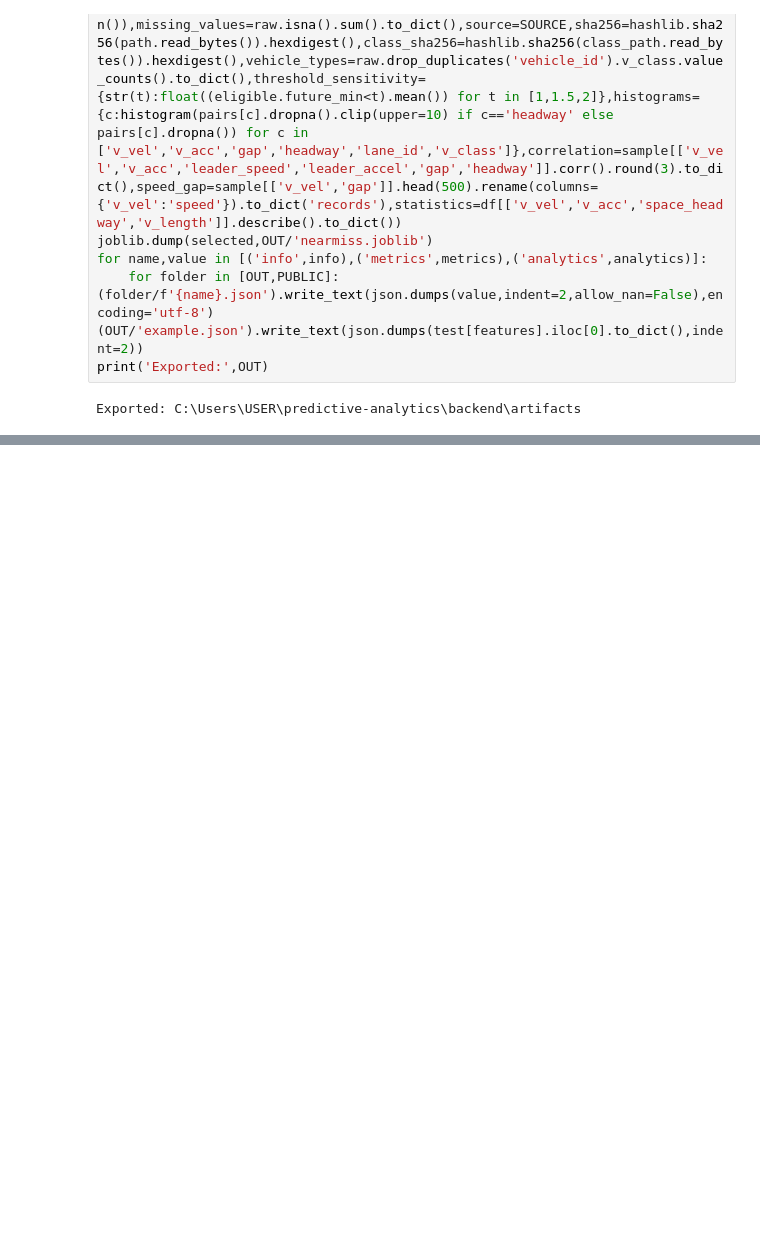
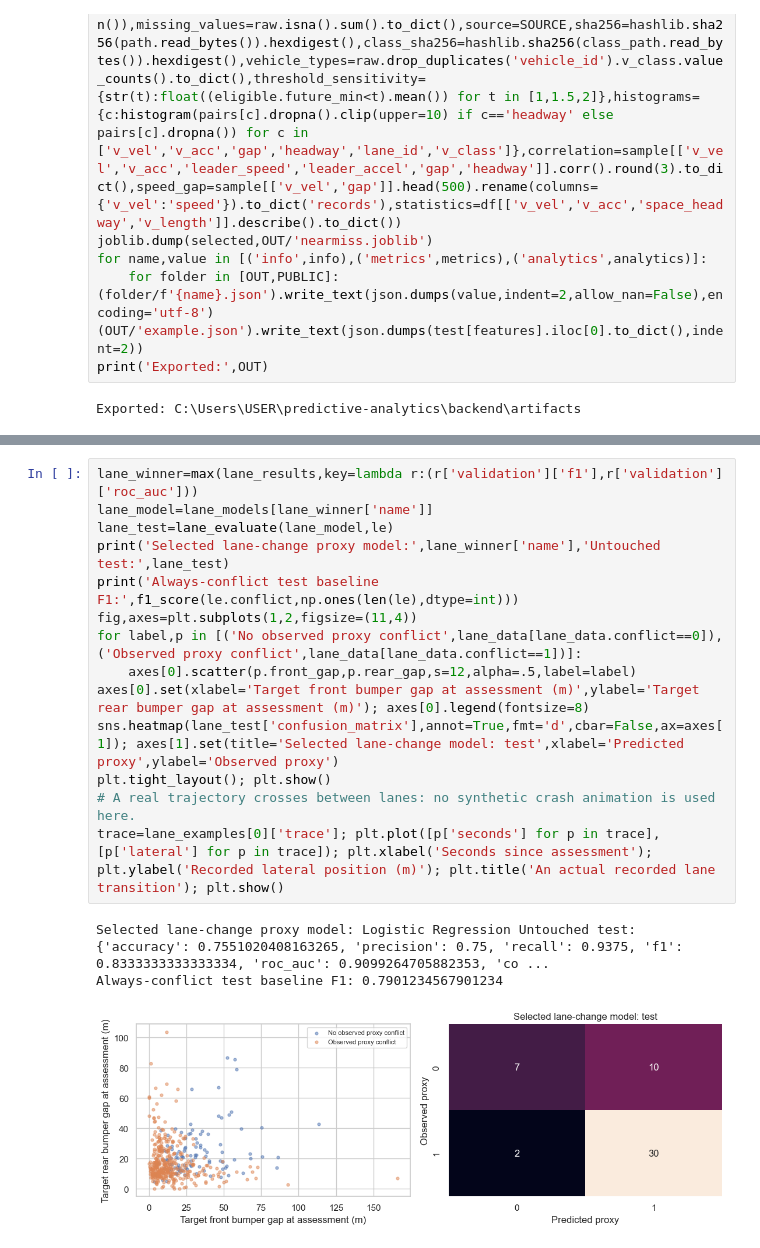
Before and after one commit to DoctorDictator/CSE3141-Predictive-Analytics, a Jupyter notebook: notebooks/NearMiss.ipynb, the cells around one changed output, grey strips where cells are left out. Cells and saved outputs as stored; diff of their text form; blank space fills up the shorter version.

Commit message:
feat(ml): learn observed lane-change conflict proxies from NGSIM trajectories

```diff
--- a/notebooks/NearMiss.ipynb
+++ b/notebooks/NearMiss.ipynb
@@ -302,0 +399,18 @@ The persistence baseline matters: current short headways often stay short. Stron
+# %%
+lane_winner=max(lane_results,key=lambda r:(r['validation']['f1'],r['validation']['roc_auc']))
+lane_model=lane_models[lane_winner['name']]
+lane_test=lane_evaluate(lane_model,le)
+print('Selected lane-change proxy model:',lane_winner['name'],'Untouched test:',lane_test)
+print('Always-conflict test baseline F1:',f1_score(le.conflict,np.ones(len(le),dtype=int)))
+fig,axes=plt.subplots(1,2,figsize=(11,4))
+for label,p in [('No observed proxy conflict',lane_data[lane_data.conflict==0]),('Observed proxy conflict',lane_data[lane_data.conflict==1])]:
+    axes[0].scatter(p.front_gap,p.rear_gap,s=12,alpha=.5,label=label)
+axes[0].set(xlabel='Target front bumper gap at assessment (m)',ylabel='Target rear bumper gap at assessment (m)'); axes[0].legend(fontsize=8)
+sns.heatmap(lane_test['confusion_matrix'],annot=True,fmt='d',cbar=False,ax=axes[1]); axes[1].set(title='Selected lane-change model: test',xlabel='Predicted proxy',ylabel='Observed proxy')
+plt.tight_layout(); plt.show()
+# A real trajectory crosses between lanes: no synthetic crash animation is used here.
+trace=lane_examples[0]['trace']; plt.plot([p['seconds'] for p in trace],[p['lateral'] for p in trace]); plt.xlabel('Seconds since assessment'); plt.ylabel('Recorded lateral position (m)'); plt.title('An actual recorded lane transition'); plt.show()
+# %% [output]
+Selected lane-change proxy model: Logistic Regression Untouched test: {'accuracy': 0.7551020408163265, 'precision': 0.75, 'recall': 0.9375, 'f1': 0.8333333333333334, 'roc_auc': 0.9099264705882353, 'co ...
+Always-conflict test baseline F1: 0.7901234567901234
+[figure, added]
```
Also changed, not shown: parts of 8 cells of this notebook, 9 other files.
